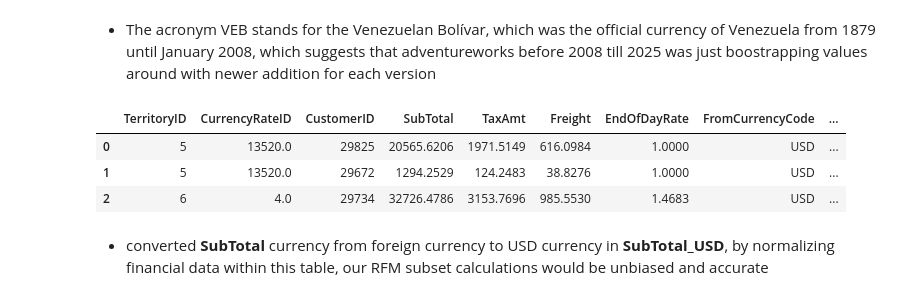
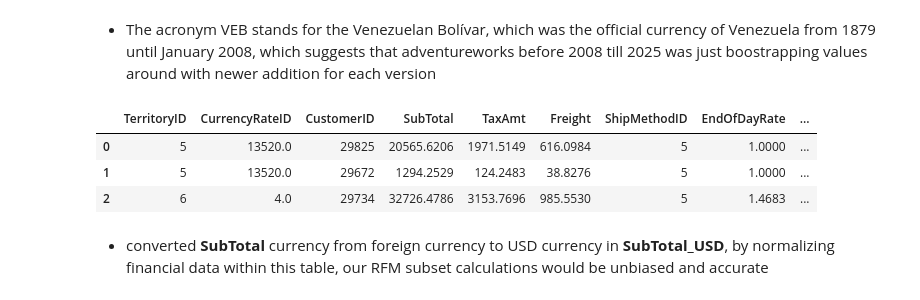
Before and after one commit to AtlasMarbx/AdventureWorks-Data-Migration-and-insight-extraction, a Jupyter notebook: EDA_process.ipynb, the cells around one changed output. Drawn from its saved outputs; the diff is of its cells as text; code cells hidden in the pictures.

```diff
--- a/EDA_process.ipynb
+++ b/EDA_process.ipynb
@@ -291,24 +291,24 @@ df_currencyrate
 # %%
 columns_to_remove = ['Comment', 'rowguid', 'ModifiedDate', 'CreditCardID', 'CreditCardApprovalCode']
 refined_df_orderheader = df_orderheader.drop(columns=columns_to_remove)
 
-temp_subset_header = refined_df_orderheader[['TerritoryID', 'CurrencyRateID', 'CustomerID', 'SubTotal', 'TaxAmt', 'Freight']].copy()
+temp_subset_header = refined_df_orderheader[['TerritoryID', 'CurrencyRateID', 'CustomerID', 'SubTotal', 'TaxAmt', 'Freight', 'ShipMethodID']].copy()
 temp_subset_header['CurrencyRateID'] = temp_subset_header['CurrencyRateID'].fillna(13520)
 
 temp_subset_currency = df_currencyrate[['CurrencyRateID', 'EndOfDayRate', 'FromCurrencyCode', 'ToCurrencyCode']].copy()
 currency_header_df = pd.merge(temp_subset_header, temp_subset_currency, on='CurrencyRateID', how='left').copy()
 
 currency_header_df['SubTotal_USD'] = currency_header_df['SubTotal'] / currency_header_df['EndOfDayRate']
 currency_header_df['TaxAmt_USD'] = currency_header_df['TaxAmt'] / currency_header_df['EndOfDayRate']
 currency_header_df['Freight_USD'] = currency_header_df['Freight'] / currency_header_df['EndOfDayRate']
 currency_header_df['TotalDue_USD'] = currency_header_df['SubTotal_USD'] + currency_header_df['TaxAmt_USD'] + currency_header_df['Freight_USD']
 
 currency_header_df.head(3)
 # %% [output]
-|  | TerritoryID | CurrencyRateID | CustomerID | SubTotal | TaxAmt | Freight | EndOfDayRate | FromCurrencyCode | ... |
-| 0 | 5 | 13520.0 | 29825 | 20565.6206 | 1971.5149 | 616.0984 | 1.0000 | USD | ... |
-| 1 | 5 | 13520.0 | 29672 | 1294.2529 | 124.2483 | 38.8276 | 1.0000 | USD | ... |
-| 2 | 6 | 4.0 | 29734 | 32726.4786 | 3153.7696 | 985.5530 | 1.4683 | USD | ... |
+|  | TerritoryID | CurrencyRateID | CustomerID | SubTotal | TaxAmt | Freight | ShipMethodID | EndOfDayRate | ... |
+| 0 | 5 | 13520.0 | 29825 | 20565.6206 | 1971.5149 | 616.0984 | 5 | 1.0000 | ... |
+| 1 | 5 | 13520.0 | 29672 | 1294.2529 | 124.2483 | 38.8276 | 5 | 1.0000 | ... |
+| 2 | 6 | 4.0 | 29734 | 32726.4786 | 3153.7696 | 985.5530 | 5 | 1.4683 | ... |
 # %% [markdown]
 - converted **SubTotal** currency from foreign currency to USD currency in **SubTotal_USD**, by normalizing financial data within this table, our RFM subset calculations would be unbiased and accurate
 # %% [markdown]
```
Also changed, not shown: parts of 16 cells of this notebook.
